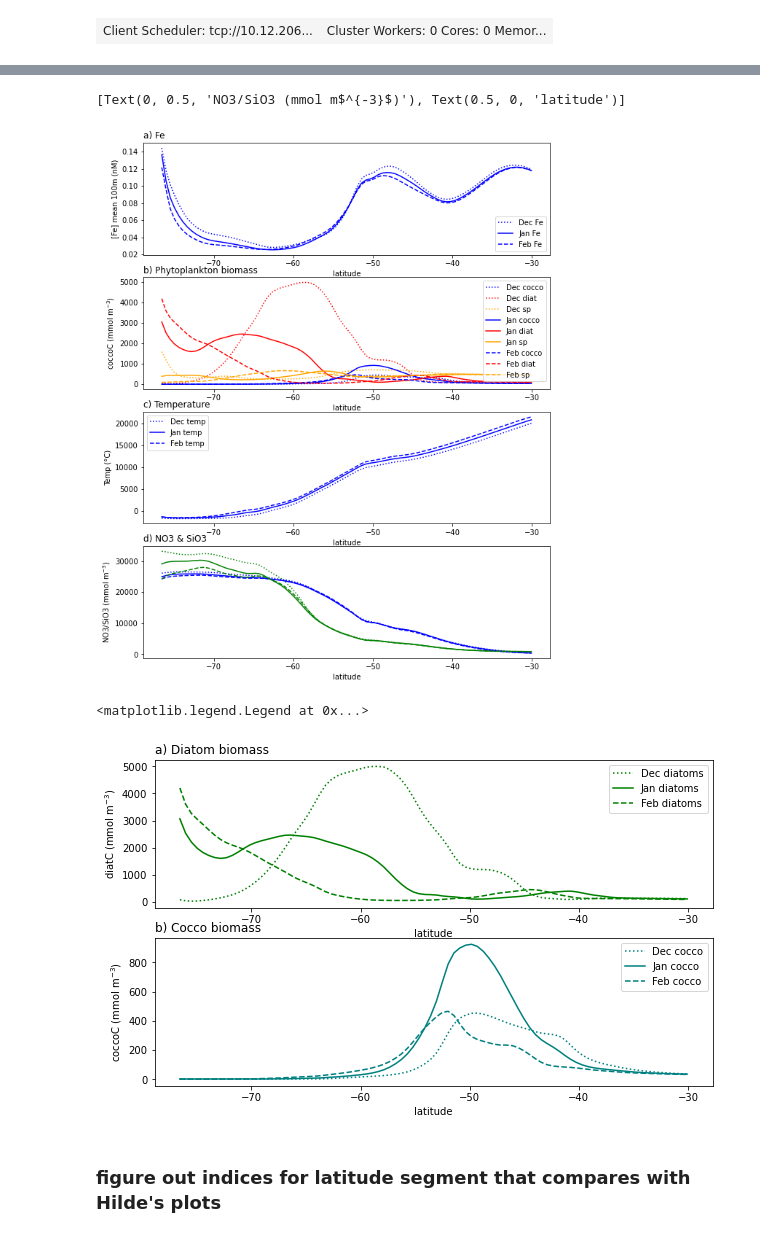
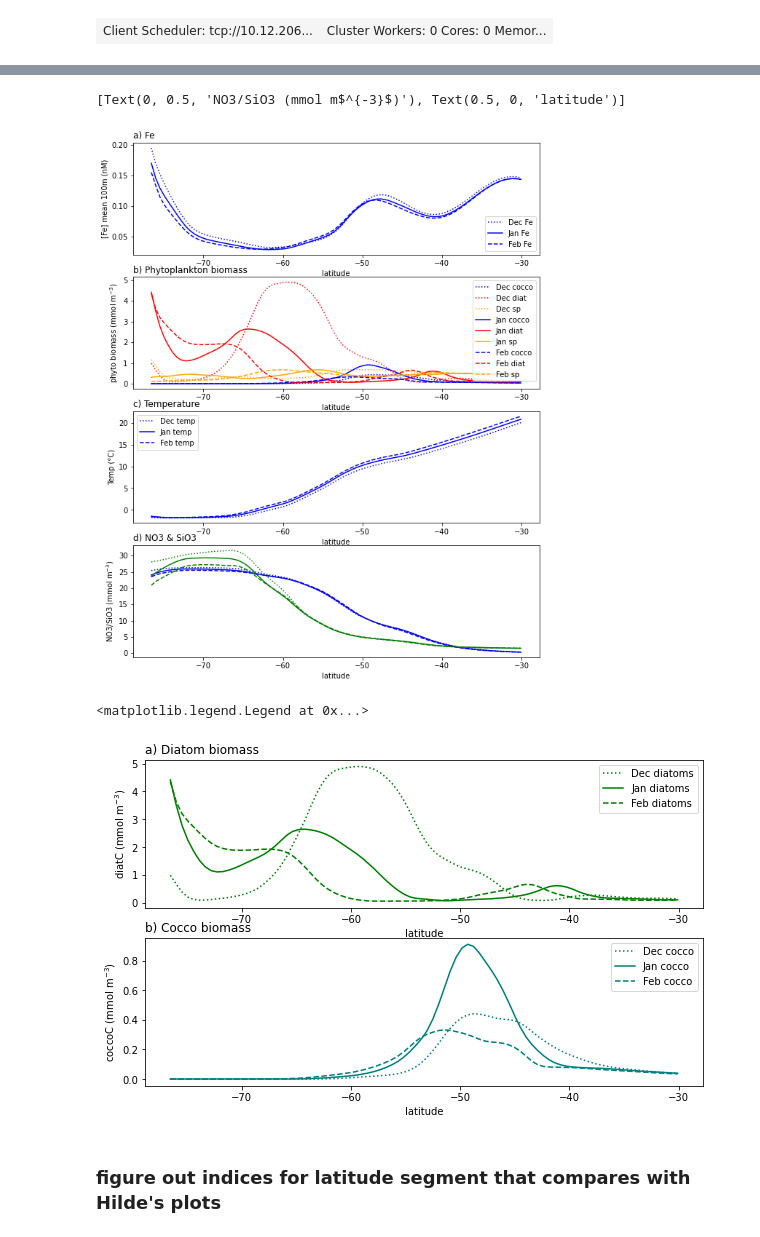
Before and after one commit to kristenkrumhardt/useful, a Jupyter notebook: ship_obs_model/transect150W_marbl-scope_x1.ipynb, the cells around one changed output, grey strips where cells are left out. Cells and saved outputs as stored; diff of their text form; code cells hidden in the pictures.

```diff
--- a/ship_obs_model/transect150W_marbl-scope_x1.ipynb
+++ b/ship_obs_model/transect150W_marbl-scope_x1.ipynb
@@ -45,7 +45,7 @@ for v in variables:
 
     print(v)
 
-    files = sorted(glob(f'{path}/{case}.pop.h.{v}.??????-??????.nc'))
+    files = sorted(glob(f'{path}/{case}.pop.h.{v}.024501-030512.nc'))
 
     dsv=xr.open_mfdataset(files, data_vars="minimal", coords='minimal', compat="override", parallel=True, concat_dim="time",
                        drop_variables=["transport_components", "transport_regions"], decode_times=True)
@@ -245,59 +245,59 @@ ax = fig.add_subplot(4,1,2)
 ax.set_title('b) Phytoplankton biomass',loc='left')
 
 ax.plot(ts_clim_transect.TLAT.where(ts_clim_transect.TLAT<-30),
-        ts_clim_transect.coccoC.isel(month=11).where(ts_clim_transect.TLAT<-30)*1000,color='blue',label='Dec cocco',linestyle=':')
+        ts_clim_transect.coccoC.isel(month=11).where(ts_clim_transect.TLAT<-30),color='blue',label='Dec cocco',linestyle=':')
 ax.plot(ts_clim_transect.TLAT.where(ts_clim_transect.TLAT<-30),
-        ts_clim_transect.diatC.isel(month=11).where(ts_clim_transect.TLAT<-30)*1000,color='red',label='Dec diat',linestyle=':')
+        ts_clim_transect.diatC.isel(month=11).where(ts_clim_transect.TLAT<-30),color='red',label='Dec diat',linestyle=':')
 ax.plot(ts_clim_transect.TLAT.where(ts_clim_transect.TLAT<-30),
-        ts_clim_transect.spC.isel(month=11).where(ts_clim_transect.TLAT<-30)*1000,color='orange',label='Dec sp',linestyle=':')
+        ts_clim_transect.spC.isel(month=11).where(ts_clim_transect.TLAT<-30),color='orange',label='Dec sp',linestyle=':')
 
 
 ax.plot(ts_clim_transect.TLAT.where(ts_clim_transect.TLAT<-30),
-        ts_clim_transect.coccoC.isel(month=0).where(ts_clim_transect.TLAT<-30)*1000,color='blue',label='Jan cocco')
+        ts_clim_transect.coccoC.isel(month=0).where(ts_clim_transect.TLAT<-30),color='blue',label='Jan cocco')
 ax.plot(ts_clim_transect.TLAT.where(ts_clim_transect.TLAT<-30),
-        ts_clim_transect.diatC.isel(month=0).where(ts_clim_transect.TLAT<-30)*1000,color='red',label='Jan diat')
+        ts_clim_transect.diatC.isel(month=0).where(ts_clim_transect.TLAT<-30),color='red',label='Jan diat')
 ax.plot(ts_clim_transect.TLAT.where(ts_clim_transect.TLAT<-30),
-        ts_clim_transect.spC.isel(month=0).where(ts_clim_transect.TLAT<-30)*1000,color='orange',label='Jan sp')
+        ts_clim_transect.spC.isel(month=0).where(ts_clim_transect.TLAT<-30),color='orange',label='Jan sp')
 
 ax.plot(ts_clim_transect.TLAT.where(ts_clim_transect.TLAT<-30),
-        ts_clim_transect.coccoC.isel(month=1).where(ts_clim_transect.TLAT<-30)*1000,color='blue',label='Feb cocco',linestyle='--')
+        ts_clim_transect.coccoC.isel(month=1).where(ts_clim_transect.TLAT<-30),color='blue',label='Feb cocco',linestyle='--')
 ax.plot(ts_clim_transect.TLAT.where(ts_clim_transect.TLAT<-30),
-        ts_clim_transect.diatC.isel(month=1).where(ts_clim_transect.TLAT<-30)*1000,color='red',label='Feb diat',linestyle='--')
+        ts_clim_transect.diatC.isel(month=1).where(ts_clim_transect.TLAT<-30),color='red',label='Feb diat',linestyle='--')
 ax.plot(ts_clim_transect.TLAT.where(ts_clim_transect.TLAT<-30),
-        ts_clim_transect.spC.isel(month=1).where(ts_clim_transect.TLAT<-30)*1000,color='orange',label='Feb sp',linestyle='--')
+        ts_clim_transect.spC.isel(month=1).where(ts_clim_transect.TLAT<-30),color='orange',label='Feb sp',linestyle='--')
 
 
-ax.set(ylabel='coccoC (mmol m$^{-3}$)',xlabel='latitude')
+ax.set(ylabel='phyto biomass (mmol m$^{-3}$)',xlabel='latitude')
 ax.legend()
 
 ax = fig.add_subplot(4,1,3)
 ax.set_title('c) Temperature ',loc='left')
 ax.plot(ts_clim_transect.TLAT.where(ts_clim_transect.TLAT<-30),
-        ts_clim_transect.TEMP.isel(month=11).where(ts_clim_transect.TLAT<-30)*1000,color='blue', label='Dec temp',linestyle=':')
+        ts_clim_transect.TEMP.isel(month=11).where(ts_clim_transect.TLAT<-30),color='blue', label='Dec temp',linestyle=':')
 ax.plot(ts_clim_transect.TLAT.where(ts_clim_transect.TLAT<-30),
-        ts_clim_transect.TEMP.isel(month=0).where(ts_clim_transect.TLAT<-30)*1000,color='blue', label='Jan temp')
+        ts_clim_transect.TEMP.isel(month=0).where(ts_clim_transect.TLAT<-30),color='blue', label='Jan temp')
 ax.plot(ts_clim_transect.TLAT.where(ts_clim_transect.TLAT<-30),
-        ts_clim_transect.TEMP.isel(month=1).where(ts_clim_transect.TLAT<-30)*1000,color='blue', label='Feb temp',linestyle='--')
+        ts_clim_transect.TEMP.isel(month=1).where(ts_clim_transect.TLAT<-30),color='blue', label='Feb temp',linestyle='--')
 ax.set(ylabel='Temp (°C)',xlabel='latitude')
 ax.legend()
 
 ax = fig.add_subplot(4,1,4)
 ax.set_title('d) NO3 & SiO3',loc='left')
 ax.plot(ts_clim_transect.TLAT.where(ts_clim_transect.TLAT<-30),
-        ts_clim_transect.NO3.isel(month=11).where(ts_clim_transect.TLAT<-30)*1000,color='blue', label='Dec NO3',linestyle=':')
+        ts_clim_transect.NO3.isel(month=11).where(ts_clim_transect.TLAT<-30),color='blue', label='Dec NO3',linestyle=':')
 ax.plot(ts_clim_transect.TLAT.where(ts_clim_transect.TLAT<-30),
-        ts_clim_transect.SiO3.isel(month=11).where(ts_clim_transect.TLAT<-30)*1000,color='green',label='Dec SiO3',linestyle=':')
+        ts_clim_transect.SiO3.isel(month=11).where(ts_clim_transect.TLAT<-30),color='green',label='Dec SiO3',linestyle=':')
 
 ax.plot(ts_clim_transect.TLAT.where(ts_clim_transect.TLAT<-30),
-        ts_clim_transect.NO3.isel(month=0).where(ts_clim_transect.TLAT<-30)*1000,color='blue', label='Jan NO3')
+        ts_clim_transect.NO3.isel(month=0).where(ts_clim_transect.TLAT<-30),color='blue', label='Jan NO3')
 ax.plot(ts_clim_transect.TLAT.where(ts_clim_transect.TLAT<-30),
-        ts_clim_transect.SiO3.isel(month=0).where(ts_clim_transect.TLAT<-30)*1000,color='green',label='Jan SiO3')
+        ts_clim_transect.SiO3.isel(month=0).where(ts_clim_transect.TLAT<-30),color='green',label='Jan SiO3')
 
 ax.plot(ts_clim_transect.TLAT.where(ts_clim_transect.TLAT<-30),
-        ts_clim_transect.NO3.isel(month=1).where(ts_clim_transect.TLAT<-30)*1000,color='blue', label='Feb NO3',linestyle='--')
+        ts_clim_transect.NO3.isel(month=1).where(ts_clim_transect.TLAT<-30),color='blue', label='Feb NO3',linestyle='--')
 ax.plot(ts_clim_transect.TLAT.where(ts_clim_transect.TLAT<-30),
-        ts_clim_transect.SiO3.isel(month=1).where(ts_clim_transect.TLAT<-30)*1000,color='green',label='Feb SiO3',linestyle='--')
+        ts_clim_transect.SiO3.isel(month=1).where(ts_clim_transect.TLAT<-30),color='green',label='Feb SiO3',linestyle='--')
 ax.set(ylabel='NO3/SiO3 (mmol m$^{-3}$)',xlabel='latitude')
 # %% [output]
 [Text(0, 0.5, 'NO3/SiO3 (mmol m$^{-3}$)'), Text(0.5, 0, 'latitude')]
-[figure, old version]
+[figure, new version]
@@ -307,11 +310,11 @@ fig = plt.figure(figsize=(10,6))
 ax = fig.add_subplot(2,1,1)
 ax.set_title('a) Diatom biomass', loc='left')
 ax.plot(ts_clim_transect.TLAT.where(ts_clim_transect.TLAT<-30),
-        ts_clim_transect.diatC.isel(month=11).where(ts_clim_transect.TLAT<-30)*1000,color='green',label='Dec diatoms',linestyle=':')
+        ts_clim_transect.diatC.isel(month=11).where(ts_clim_transect.TLAT<-30),color='green',label='Dec diatoms',linestyle=':')
 ax.plot(ts_clim_transect.TLAT.where(ts_clim_transect.TLAT<-30),
-        ts_clim_transect.diatC.isel(month=0).where(ts_clim_transect.TLAT<-30)*1000,color='green',label='Jan diatoms')
+        ts_clim_transect.diatC.isel(month=0).where(ts_clim_transect.TLAT<-30),color='green',label='Jan diatoms')
 ax.plot(ts_clim_transect.TLAT.where(ts_clim_transect.TLAT<-30),
-        ts_clim_transect.diatC.isel(month=1).where(ts_clim_transect.TLAT<-30)*1000,color='green',label='Feb diatoms',linestyle='--')
+        ts_clim_transect.diatC.isel(month=1).where(ts_clim_transect.TLAT<-30),color='green',label='Feb diatoms',linestyle='--')
 ax.set(ylabel='diatC (mmol m$^{-3}$)',xlabel='latitude')
 ax.legend()
 
@@ -319,17 +322,17 @@ ax = fig.add_subplot(2,1,2)
 ax.set_title('b) Cocco biomass',loc='left')
 
 ax.plot(ts_clim_transect.TLAT.where(ts_clim_transect.TLAT<-30),
-        ts_clim_transect.coccoC.isel(month=11).where(ts_clim_transect.TLAT<-30)*1000,color='teal',label='Dec cocco',linestyle=':')
+        ts_clim_transect.coccoC.isel(month=11).where(ts_clim_transect.TLAT<-30),color='teal',label='Dec cocco',linestyle=':')
 ax.plot(ts_clim_transect.TLAT.where(ts_clim_transect.TLAT<-30),
-        ts_clim_transect.coccoC.isel(month=0).where(ts_clim_transect.TLAT<-30)*1000,color='teal',label='Jan cocco')
+        ts_clim_transect.coccoC.isel(month=0).where(ts_clim_transect.TLAT<-30),color='teal',label='Jan cocco')
 ax.plot(ts_clim_transect.TLAT.where(ts_clim_transect.TLAT<-30),
-        ts_clim_transect.coccoC.isel(month=1).where(ts_clim_transect.TLAT<-30)*1000,color='teal',label='Feb cocco',linestyle='--')
+        ts_clim_transect.coccoC.isel(month=1).where(ts_clim_transect.TLAT<-30),color='teal',label='Feb cocco',linestyle='--')
 
 ax.set(ylabel='coccoC (mmol m$^{-3}$)',xlabel='latitude')
 ax.legend()
 # %% [output]
 <matplotlib.legend.Legend at 0x...>
-[figure, old version]
+[figure, new version]
 # %% [markdown]
 ### figure out indices for latitude segment that compares with Hilde's plots
 # %%
```
Also changed, not shown: parts of 11 cells of this notebook, 6 other files.
